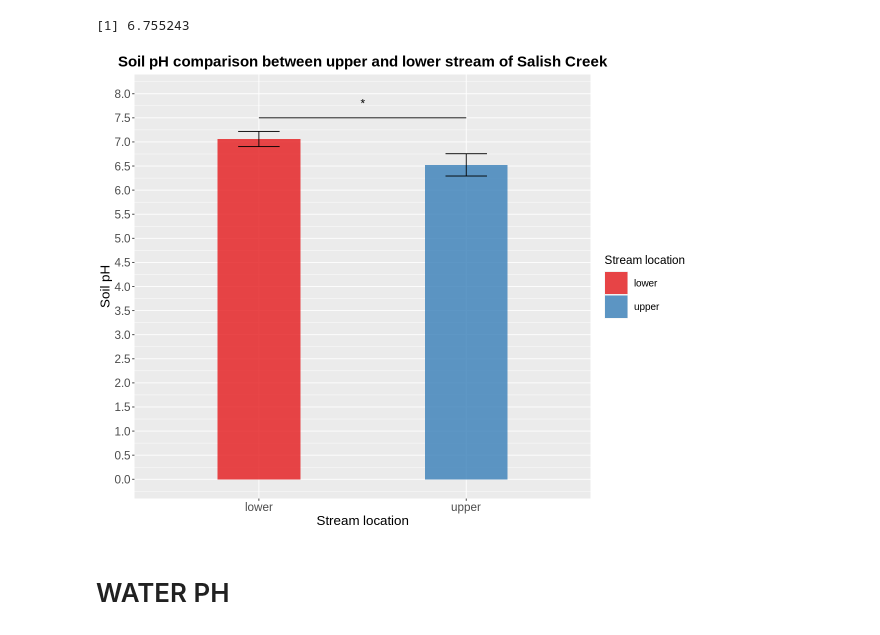
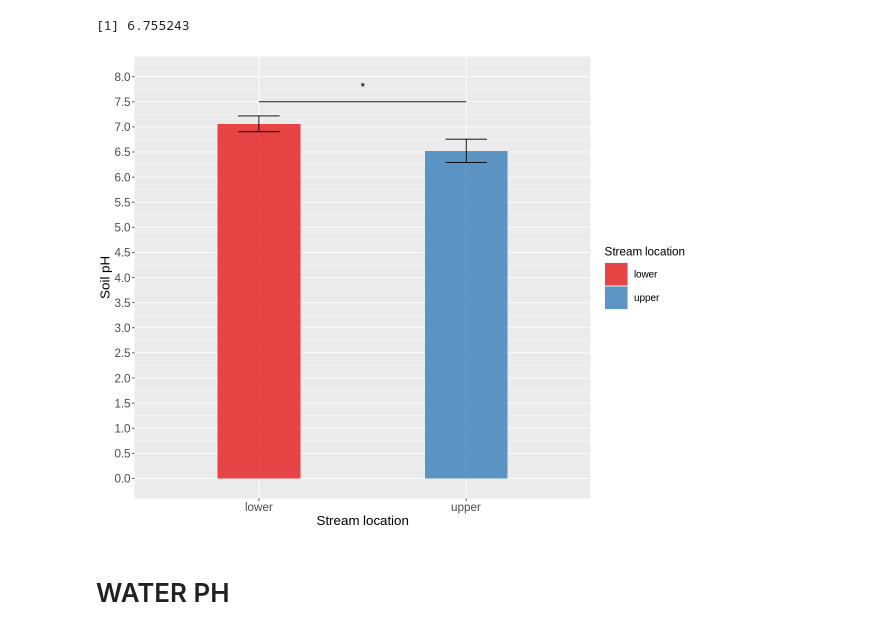
Before and after one commit to Kayleeli/BIOL342-Project, a Jupyter notebook: Lab3-analysis/lab3.analysis.ipynb, the cells around one changed output. Saved outputs shown, nothing was run; the diff lists cells and outputs as text; code cells hidden in the pictures.

```diff
--- a/Lab3-analysis/lab3.analysis.ipynb
+++ b/Lab3-analysis/lab3.analysis.ipynb
@@ -110,23 +103,22 @@ soilpH$mean[2]+(soilpH$t[2] * soilpH$sd[2])
 # %%
 # soil bar graph
 soilpH_bar <-
     soilpH %>%
     ggplot(aes(x = Site, y = mean, fill = Site)) +
     scale_fill_brewer(palette="Set1") +
     geom_bar(stat= 'identity', alpha = 0.8, width = 0.4) +
     labs(x= "Stream location", y = "Soil pH", fill = "Stream location") +
     geom_errorbar(aes(x = Site, ymin=soilpH$mean-(soilpH$t * soilpH$sd), ymax=soilpH$mean+ (soilpH$t * soilpH$sd)), width=0.2, colour="black", alpha=2, size=0.5) +
     scale_y_continuous(limits = c(0,8), breaks=seq(0,14,0.5)) +
     theme(legend.key.size = unit(1, 'cm'), legend.title = element_text(size=14),  legend.text= element_text(size=12),
           axis.text=element_text(size=14), axis.title=element_text(size=16))+
     geom_line(data = tibble(x = c(1,2), y=c(7.5, 7.5)), aes(x=x, y=y), inherit.aes = FALSE) +
     geom_text(data = tibble(x = c(1.5), y=c(7.8)), aes(x=x, y=y, label = "*"), size = 5, inherit.aes = FALSE) +
-    ggtitle("Soil pH comparison between upper and lower stream of Salish Creek") +
     theme(plot.title = element_text(size = 18, face = 'bold', hjust = 0.5))
 
 soilpH_bar
 # %% [output]
-[figure, old version]
+[figure, new version]
 # %%
 # soilpH_boxplot <-
 #     ph_only %>%
```
Also changed, not shown: parts of 3 cells of this notebook, 1 other file.
